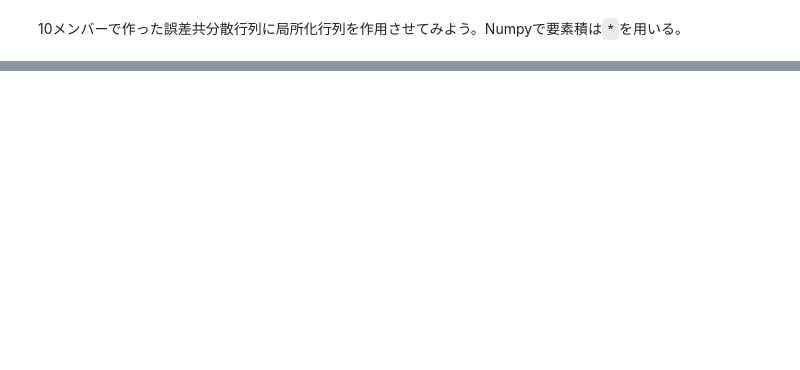
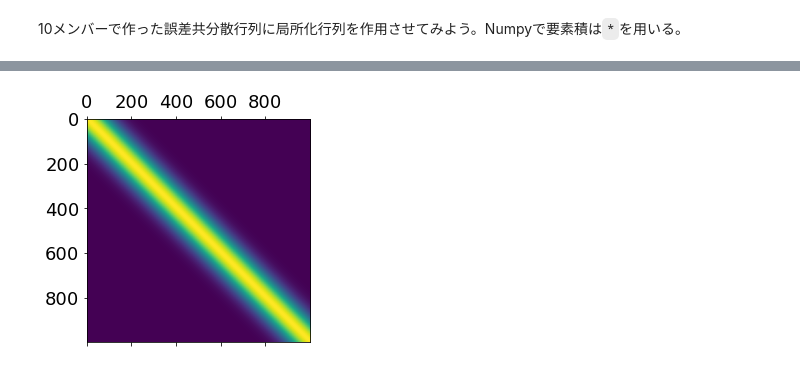
Before and after one commit to tenomoto/DEnKF, a Jupyter notebook: DEnKF.ipynb, the cells around one changed output, grey strips where cells are left out. Cells and saved outputs as stored; diff of their text form; code cells hidden in the pictures; blank space fills up the shorter version.

```diff
--- a/DEnKF.ipynb
+++ b/DEnKF.ipynb
@@ -398,0 +433,3 @@ plt.show()
+# %%
+nens = 55
+rho12 = np.sqrt(w[-nens:]) * v[:, -nens:]
@@ -398,0 +440,5 @@ plt.show()
+# %%
+plt.matshow(rho12 @ rho12.T)
+plt.show()
+# %% [output]
+[figure, added]
```
Also changed, not shown: parts of 18 cells of this notebook, 1 other file.
